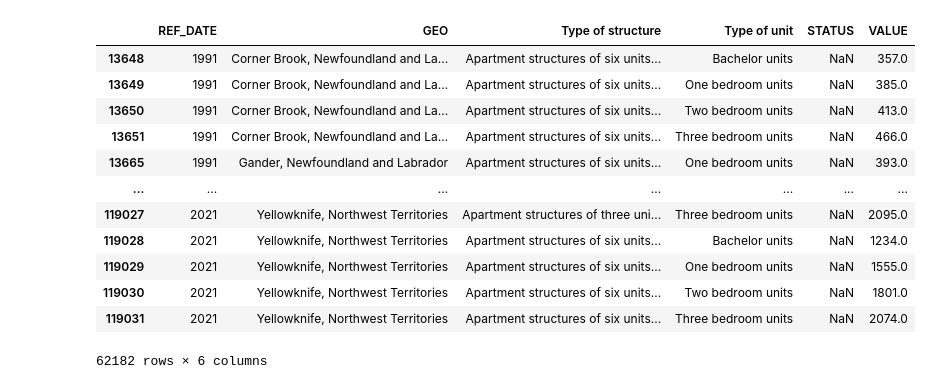
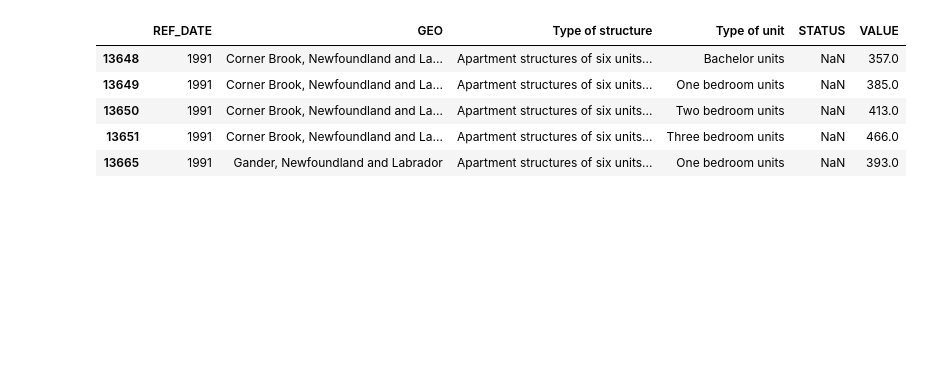
Before and after one commit to AA-Rafi/Renters-Anonymous, a Jupyter notebook: FinancialSide.ipynb, the cells around one changed output. Drawn from its saved outputs; the diff is of its cells as text; code cells hidden in the pictures; blank space fills up the shorter version.

```diff
--- a/FinancialSide.ipynb
+++ b/FinancialSide.ipynb
@@ -40,23 +17,19 @@ reduced_df
 # %%
+#reduced from raw data
+reduced_df = df.loc[:, ["REF_DATE", "GEO","Type of structure", "Type of unit", "STATUS", "VALUE"]]
+
+#cleaned data drawing from reduced df
 prime_df = reduced_df[(reduced_df['REF_DATE'] >= 1991) & (reduced_df['REF_DATE'] <= 2021)]
-
 #In the code below I remove unreliable data reported in 'STATUS' and blanks in 'VALUE'
 prime_df = prime_df.loc[prime_df['STATUS'] != 'F'].dropna(subset=['VALUE'])
-prime_df
+prime_df.head()
 # %% [output]
 |  | REF_DATE | GEO | Type of structure | Type of unit | STATUS | VALUE |
 | 13648 | 1991 | Corner Brook, Newfoundland and La... | Apartment structures of six units... | Bachelor units | NaN | 357.0 |
 | 13649 | 1991 | Corner Brook, Newfoundland and La... | Apartment structures of six units... | One bedroom units | NaN | 385.0 |
 | 13650 | 1991 | Corner Brook, Newfoundland and La... | Apartment structures of six units... | Two bedroom units | NaN | 413.0 |
 | 13651 | 1991 | Corner Brook, Newfoundland and La... | Apartment structures of six units... | Three bedroom units | NaN | 466.0 |
 | 13665 | 1991 | Gander, Newfoundland and Labrador | Apartment structures of six units... | One bedroom units | NaN | 393.0 |
-| ... | ... | ... | ... | ... | ... | ... |
-| 119027 | 2021 | Yellowknife, Northwest Territories | Apartment structures of three uni... | Three bedroom units | NaN | 2095.0 |
-| 119028 | 2021 | Yellowknife, Northwest Territories | Apartment structures of six units... | Bachelor units | NaN | 1234.0 |
-| 119029 | 2021 | Yellowknife, Northwest Territories | Apartment structures of six units... | One bedroom units | NaN | 1555.0 |
-| 119030 | 2021 | Yellowknife, Northwest Territories | Apartment structures of six units... | Two bedroom units | NaN | 1801.0 |
-| 119031 | 2021 | Yellowknife, Northwest Territories | Apartment structures of six units... | Three bedroom units | NaN | 2074.0 |
-62182 rows × 6 columns
 # %%
 bachelor_df = prime_df[prime_df["Type of unit"] == "Bachelor units"]
 
```
Also changed, not shown: parts of 24 cells of this notebook.
